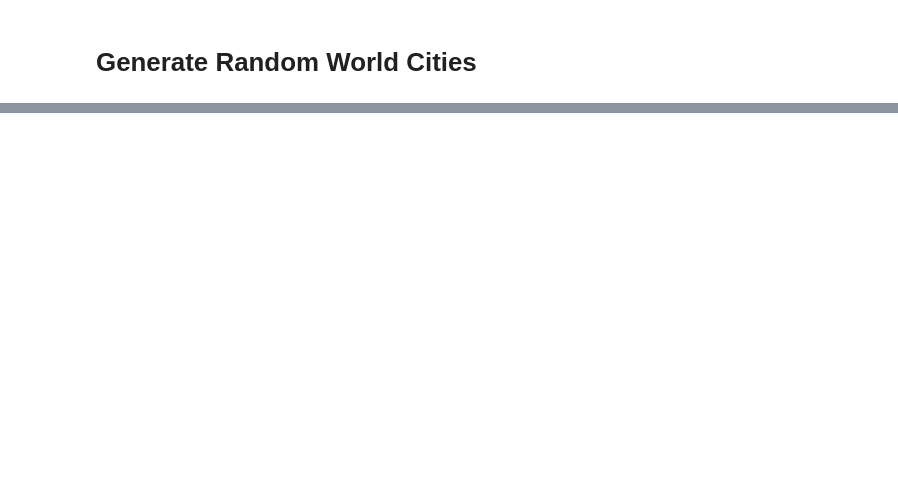
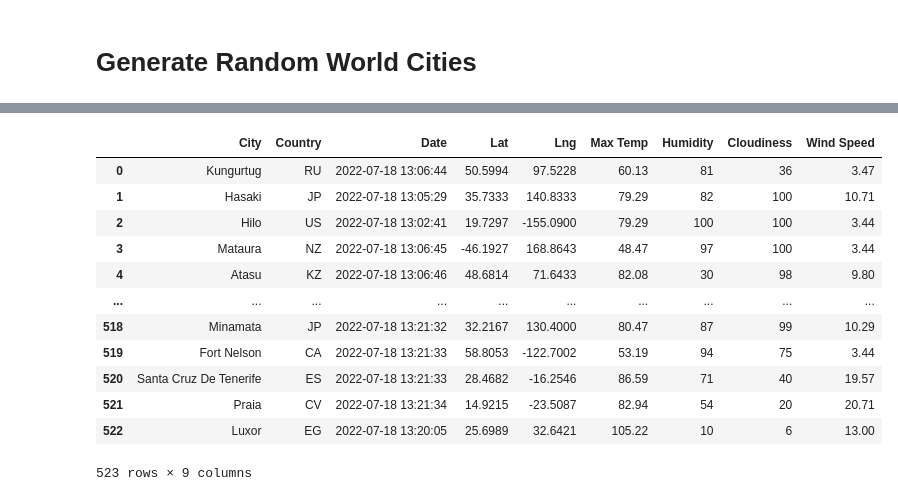
Before and after one commit to hastyjr/World_Weather_Analysis, a Jupyter notebook: WeatherPy.ipynb, the cells around one changed output, grey strips where cells are left out. Cells and saved outputs as stored; diff of their text form; code cells hidden in the pictures; blank space fills up the shorter version.

Commit message:
completed making API calls, parsing the response, and collecting the data for project

```diff
--- a/WeatherPy.ipynb
+++ b/WeatherPy.ipynb
@@ -63,0 +98,4 @@ len(cities)
+# %%
+# Starting URL for Weather Map API Call.
+url = "http://api.openweathermap.org/data/2.5/weather?units=Imperial&APPID=" + weather_api_key
+## print(url)
@@ -63,0 +192,4 @@ len(cities)
+# %%
+# Convert the array of dictionaries to a Pandas DataFrame.
+city_data_df = pd.DataFrame(city_data)
+city_data_df.head(10)
@@ -63,0 +208,3 @@ len(cities)
+# %%
+new_column_order = ["City", "Country", "Date", "Lat", "Lng", "Max Temp", "Humidity", "Cloudiness", "Wind Speed"]
+new_column_order
@@ -63,0 +221,18 @@ len(cities)
+# %%
+city_data_df = city_data_df[new_column_order]
+# %%
+city_data_df
+# %% [output]
+|  | City | Country | Date | Lat | Lng | Max Temp | Humidity | Cloudiness | Wind Speed |
+| 0 | Kungurtug | RU | 2022-07-18 13:06:44 | 50.5994 | 97.5228 | 60.13 | 81 | 36 | 3.47 |
+| 1 | Hasaki | JP | 2022-07-18 13:05:29 | 35.7333 | 140.8333 | 79.29 | 82 | 100 | 10.71 |
+| 2 | Hilo | US | 2022-07-18 13:02:41 | 19.7297 | -155.0900 | 79.29 | 100 | 100 | 3.44 |
+| 3 | Mataura | NZ | 2022-07-18 13:06:45 | -46.1927 | 168.8643 | 48.47 | 97 | 100 | 3.44 |
+| 4 | Atasu | KZ | 2022-07-18 13:06:46 | 48.6814 | 71.6433 | 82.08 | 30 | 98 | 9.80 |
+| ... | ... | ... | ... | ... | ... | ... | ... | ... | ... |
+| 518 | Minamata | JP | 2022-07-18 13:21:32 | 32.2167 | 130.4000 | 80.47 | 87 | 99 | 10.29 |
+| 519 | Fort Nelson | CA | 2022-07-18 13:21:33 | 58.8053 | -122.7002 | 53.19 | 94 | 75 | 3.44 |
+| 520 | Santa Cruz De Tenerife | ES | 2022-07-18 13:21:33 | 28.4682 | -16.2546 | 86.59 | 71 | 40 | 19.57 |
+| 521 | Praia | CV | 2022-07-18 13:21:34 | 14.9215 | -23.5087 | 82.94 | 54 | 20 | 20.71 |
+| 522 | Luxor | EG | 2022-07-18 13:20:05 | 25.6989 | 32.6421 | 105.22 | 10 | 6 | 13.00 |
+523 rows × 9 columns
```
Also changed, not shown: parts of 14 cells of this notebook, 2 other files.
